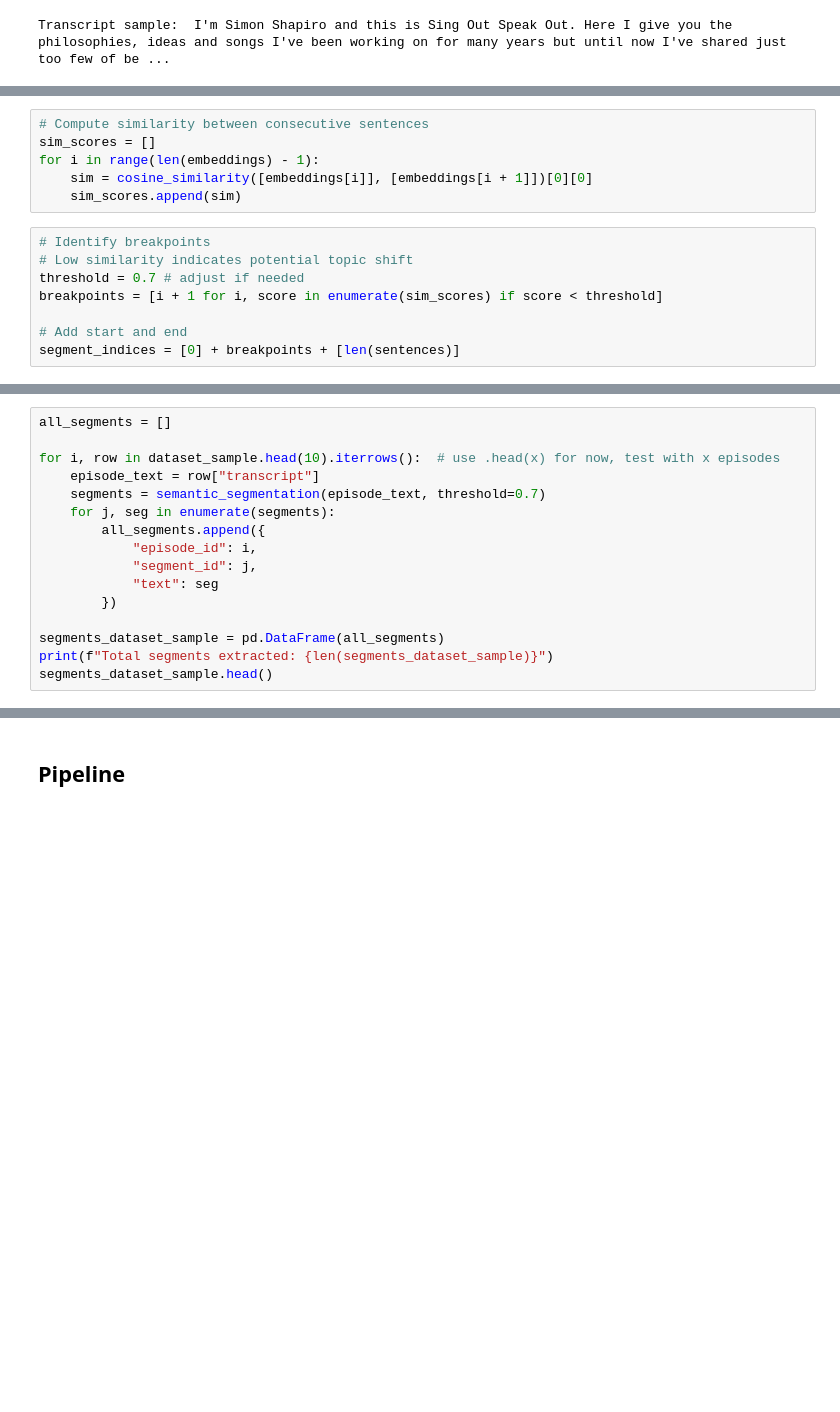
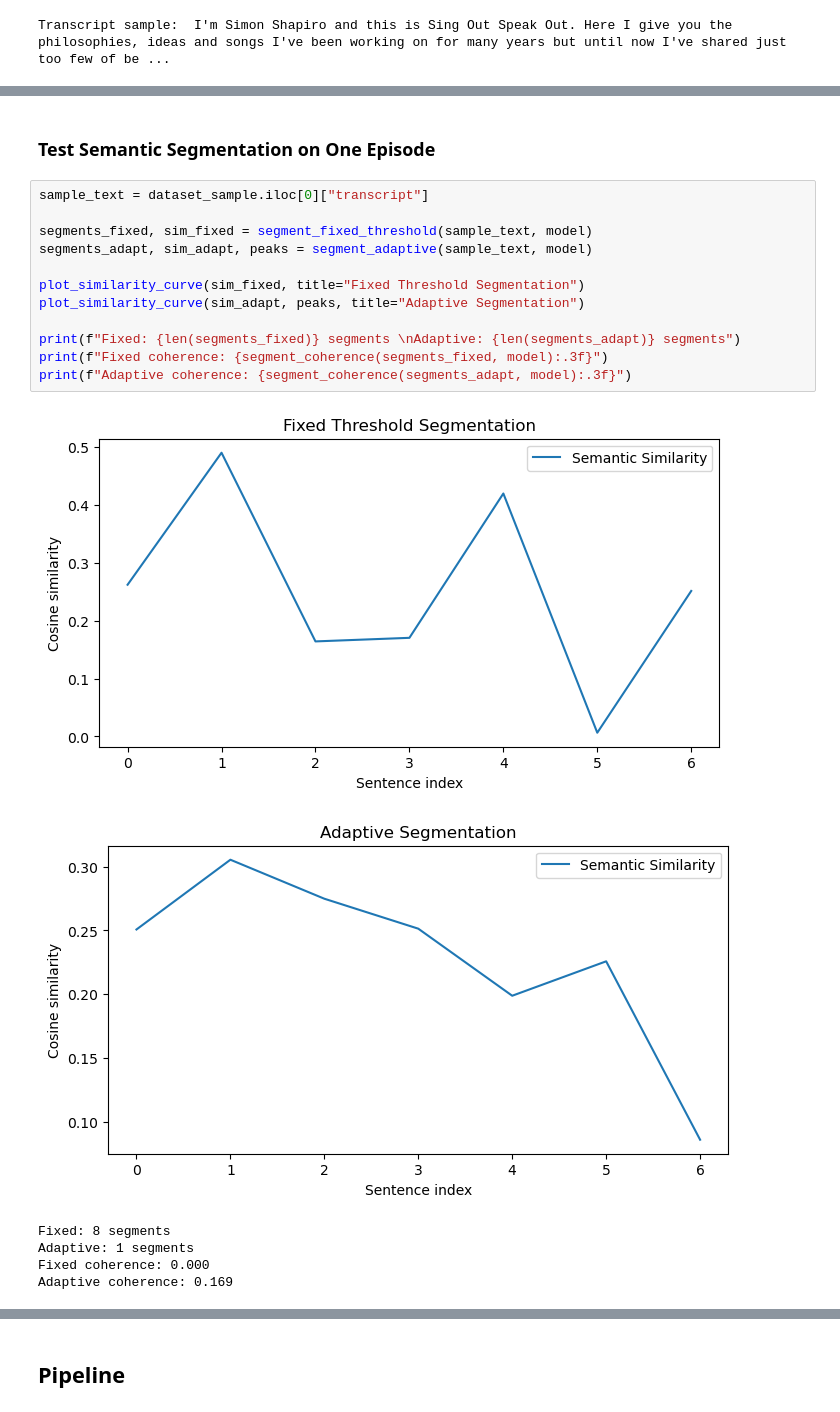
Before and after one commit to au-nlp/project-milestone-p2-group-10, a Jupyter notebook: main.ipynb, the cells around one changed output, grey strips where cells are left out. Cells and saved outputs as stored; diff of their text form; blank space fills up the shorter version.

Commit message:
main.ipynb has been updated
I have added 3 segmentation functions to the data exploration part

```diff
--- a/main.ipynb
+++ b/main.ipynb
@@ -99,14 +67,0 @@ embeddings = model.encode(sentences)
-# %%
-# Compute similarity between consecutive sentences
-sim_scores = []
-for i in range(len(embeddings) - 1):
-    sim = cosine_similarity([embeddings[i]], [embeddings[i + 1]])[0][0]
-    sim_scores.append(sim)
-# %%
-# Identify breakpoints
-# Low similarity indicates potential topic shift
-threshold = 0.7 # adjust if needed
-breakpoints = [i + 1 for i, score in enumerate(sim_scores) if score < threshold]
-
-# Add start and end
-segment_indices = [0] + breakpoints + [len(sentences)]
@@ -144,16 +67,0 @@ def semantic_segmentation(text, threshold=0.7):
-# %%
-all_segments = []
-
-for i, row in dataset_sample.head(10).iterrows():  # use .head(x) for now, test with x episodes
-    episode_text = row["transcript"]
-    segments = semantic_segmentation(episode_text, threshold=0.7)
-    for j, seg in enumerate(segments):
-        all_segments.append({
-            "episode_id": i,
-            "segment_id": j,
-            "text": seg
-        })
-
-segments_dataset_sample = pd.DataFrame(all_segments)
-print(f"Total segments extracted: {len(segments_dataset_sample)}")
-segments_dataset_sample.head()
@@ -337,0 +120,21 @@ fig.show()
+# %% [markdown]
+### Test Semantic Segmentation on One Episode
+# %%
+sample_text = dataset_sample.iloc[0]["transcript"]
+
+segments_fixed, sim_fixed = segment_fixed_threshold(sample_text, model)
+segments_adapt, sim_adapt, peaks = segment_adaptive(sample_text, model)
+
+plot_similarity_curve(sim_fixed, title="Fixed Threshold Segmentation")
+plot_similarity_curve(sim_adapt, peaks, title="Adaptive Segmentation")
+
+print(f"Fixed: {len(segments_fixed)} segments \nAdaptive: {len(segments_adapt)} segments")
+print(f"Fixed coherence: {segment_coherence(segments_fixed, model):.3f}")
+print(f"Adaptive coherence: {segment_coherence(segments_adapt, model):.3f}")
+# %% [output]
+[figure, added]
+[figure, added]
+Fixed: 8 segments
+Adaptive: 1 segments
+Fixed coherence: 0.000
+Adaptive coherence: 0.169
```
Also changed, not shown: parts of 36 cells of this notebook.
